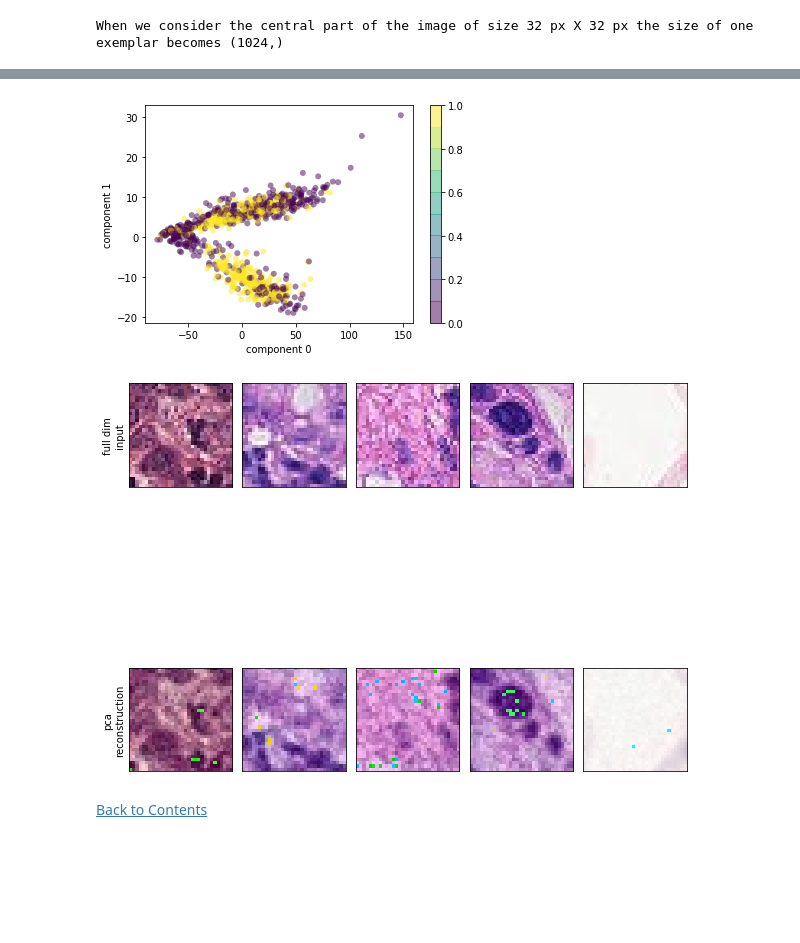
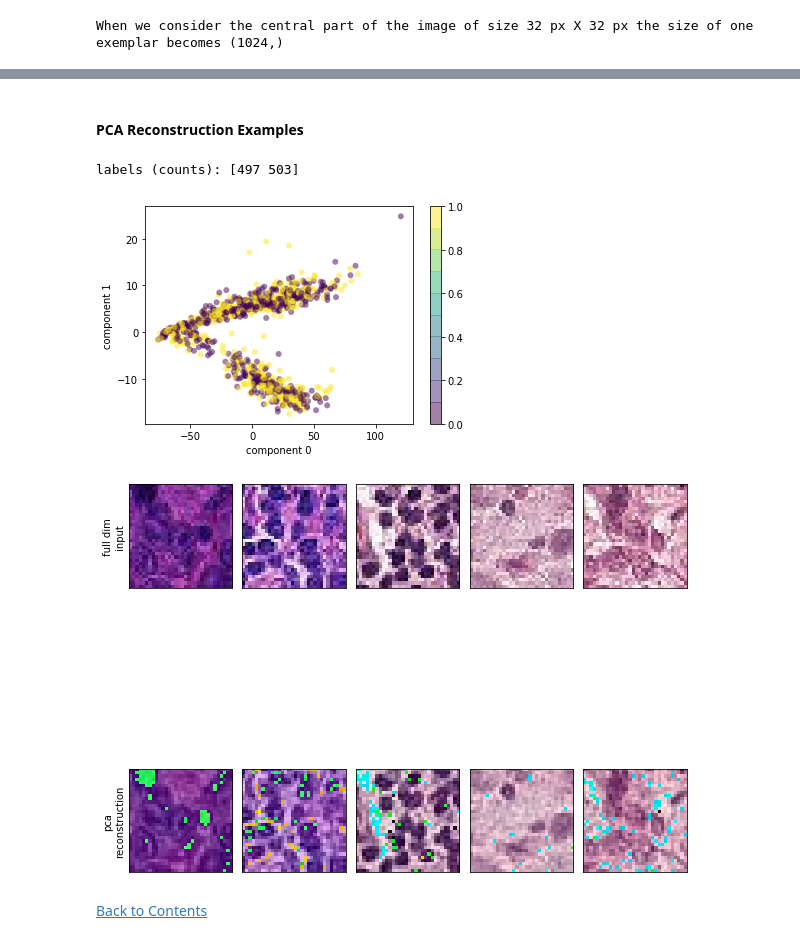
Before and after one commit to alessiot/Histopathologic-Cancer-Detection, a Jupyter notebook: Histopathologic Cancer Detection.ipynb, the cells around one changed output, grey strips where cells are left out. Drawn from its saved outputs; the diff is of its cells as text; code cells hidden in the pictures; blank space fills up the shorter version.

```diff
--- a/Histopathologic Cancer Detection.ipynb
+++ b/Histopathologic Cancer Detection.ipynb
@@ -132,0 +172,8 @@ When we consider the central part of the image of size 32 px X 32 px the size of
+# %%
+%%time
+
+img_names = train_labels_df['id'].values
+X_train = getBatchData(img_names, verbose=True)
+y_train = train_labels_df['label'].values
+
+X_train.shape
@@ -200,0 +187,5 @@ print(components.shape)
+# %%
+pca_pipeline = make_pipeline(StandardScaler(), PCA(0.95, random_state=2))
+components = pca_pipeline.fit_transform(X_train)
+print('original shape:', X_train.shape)
+print('after PCA (95%)', components.shape)
@@ -207,27 +201,52 @@ plt.ylabel('cumulative explained variance');
+# %% [markdown]
+#### PCA Reconstruction Examples
+# %%
+weights = compute_class_weight('balanced', np.unique(y_train), y_train)
+
+# assign same probability to the two labels
+p_0 = weights[0]
+p_1 = weights[1]
+p_s = np.array([p_0 if i==0 else p_1 for i in y_train])
+p_s = p_s/np.sum(p_s)
+
+# random sample of images
+n_imgs = 1000 # limit for visualization
+np.random.seed(1)
+lbls_i_s = np.random.choice(range(len(train_labels_df['id'].values)),
+                          p = p_s,
+                          size=n_imgs)
+
+print('labels (counts):', np.unique(y_train[lbls_i_s], return_counts=True)[1])
+# %% [output]
+labels (counts): [497 503]
 # %%
 comps = (0,1)
 
-plt.scatter(components[:, comps[0]], components[:, comps[1]],
+plt.scatter(components[lbls_i_s, comps[0]], components[lbls_i_s, comps[1]],
             c=lbls_s, edgecolor='none', alpha=0.5,
             cmap=plt.cm.get_cmap('viridis', 10))
 plt.xlabel('component '+str(comps[0]))
 plt.ylabel('component '+str(comps[1]))
 plt.colorbar();
 # %% [output]
-[figure, old version]
+[figure, new version]
 # %%
 # Plot the PCA reconstruction
+n_show = 5
+projected = pca_pipeline.inverse_transform(components[lbls_i_s,:]) #reconstructed from components
+
 fig, ax = plt.subplots(2, 5, figsize=(10, 10),
                        subplot_kw={'xticks':[], 'yticks':[]},
                        gridspec_kw=dict(hspace=0.1, wspace=0.1))
-for i in range(5):
-    ax[0, i].imshow((255*imgs_np_s[i,:]).astype('uint8').reshape(32,32,3), cmap='binary_r')
+for i in range(n_show):
+
+    ax[0, i].imshow((255*X_train[lbls_i_s,:][i,:]).astype('uint8').reshape(32,32,3), cmap='binary_r')
     ax[1, i].imshow((255*projected[i]).astype('uint8').reshape(32,32,3), cmap='binary_r')
 
 ax[0, 0].set_ylabel('full dim\ninput')
 ax[1, 0].set_ylabel('pca\nreconstruction');
 # %% [output]
-[figure, old version]
+[figure, new version]
 # %% [markdown]
 [Back to Contents](#Table-of-Contents)
 # %% [markdown]
```
Also changed, not shown: parts of 23 cells of this notebook.
